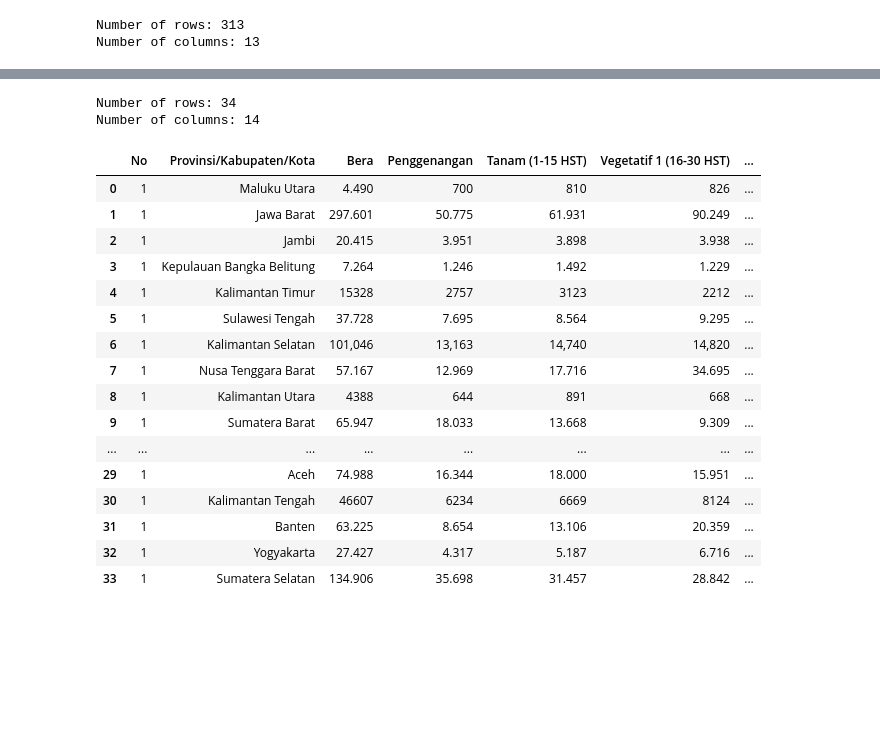
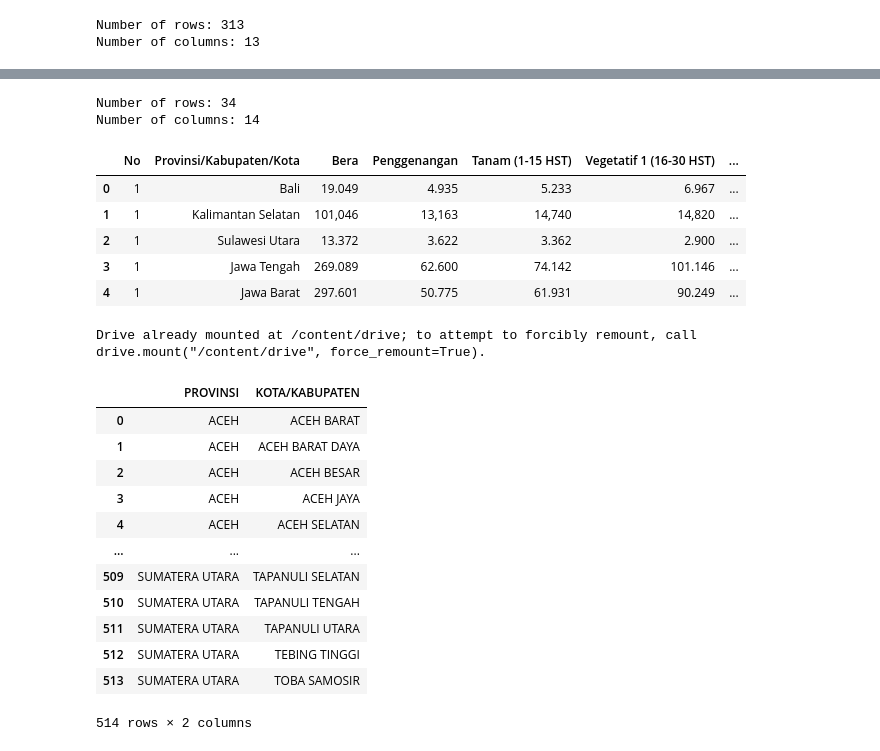
Before and after one commit to ananghw/data-indonesia, a Jupyter notebook: WebScrapping_Simotandi.ipynb, the cells around one changed output, grey strips where cells are left out. Saved outputs shown, nothing was run; the diff lists cells and outputs as text; code cells hidden in the pictures; blank space fills up the shorter version.

```diff
--- a/WebScrapping_Simotandi.ipynb
+++ b/WebScrapping_Simotandi.ipynb
@@ -213,30 +213,48 @@ Number of columns: 14
 # %%
 #EXTRACT DATA PROVINSI
 query = "SELECT * FROM df_sample WHERE No = '1'"
 data_provinsi = sqldf(query)
 
-result.head()
 print(f"Number of rows: {data_provinsi.shape[0]}")
 print(f"Number of columns: {data_provinsi.shape[1]}")
 
-data_provinsi
+data_provinsi.head()
 # %% [output]
 Number of rows: 34
 Number of columns: 14
 |  | No | Provinsi/Kabupaten/Kota | Bera | Penggenangan | Tanam (1-15 HST) | Vegetatif 1 (16-30 HST) | ... |
-| 0 | 1 | Maluku Utara | 4.490 | 700 | 810 | 826 | ... |
-| 1 | 1 | Jawa Barat | 297.601 | 50.775 | 61.931 | 90.249 | ... |
-| 2 | 1 | Jambi | 20.415 | 3.951 | 3.898 | 3.938 | ... |
-| 3 | 1 | Kepulauan Bangka Belitung | 7.264 | 1.246 | 1.492 | 1.229 | ... |
-| 4 | 1 | Kalimantan Timur | 15328 | 2757 | 3123 | 2212 | ... |
-| 5 | 1 | Sulawesi Tengah | 37.728 | 7.695 | 8.564 | 9.295 | ... |
-| 6 | 1 | Kalimantan Selatan | 101,046 | 13,163 | 14,740 | 14,820 | ... |
-| 7 | 1 | Nusa Tenggara Barat | 57.167 | 12.969 | 17.716 | 34.695 | ... |
-| 8 | 1 | Kalimantan Utara | 4388 | 644 | 891 | 668 | ... |
-| 9 | 1 | Sumatera Barat | 65.947 | 18.033 | 13.668 | 9.309 | ... |
-| ... | ... | ... | ... | ... | ... | ... | ... |
-| 29 | 1 | Aceh | 74.988 | 16.344 | 18.000 | 15.951 | ... |
-| 30 | 1 | Kalimantan Tengah | 46607 | 6234 | 6669 | 8124 | ... |
-| 31 | 1 | Banten | 63.225 | 8.654 | 13.106 | 20.359 | ... |
-| 32 | 1 | Yogyakarta | 27.427 | 4.317 | 5.187 | 6.716 | ... |
-| 33 | 1 | Sumatera Selatan | 134.906 | 35.698 | 31.457 | 28.842 | ... |
+| 0 | 1 | Bali | 19.049 | 4.935 | 5.233 | 6.967 | ... |
+| 1 | 1 | Kalimantan Selatan | 101,046 | 13,163 | 14,740 | 14,820 | ... |
+| 2 | 1 | Sulawesi Utara | 13.372 | 3.622 | 3.362 | 2.900 | ... |
+| 3 | 1 | Jawa Tengah | 269.089 | 62.600 | 74.142 | 101.146 | ... |
+| 4 | 1 | Jawa Barat | 297.601 | 50.775 | 61.931 | 90.249 | ... |
+# %%
+from google.colab import drive
+drive.mount('/content/drive')
+# %% [output]
+Drive already mounted at /content/drive; to attempt to forcibly remount, call drive.mount("/content/drive", force_remount=True).
+# %%
+# Replace 'path/to/your/csv_file.csv' with the actual path to your CSV file in Google Drive
+csv_file_path = '/content/drive/MyDrive/data simotandi - dictionary kota_kabupaten.csv'
+
+try:
+    df_drive = pd.read_csv(csv_file_path)
+    display(df_drive)
+except FileNotFoundError:
+    print(f"Error: The file '{csv_file_path}' was not found. Please check the path and try again.")
+except Exception as e:
+    print(f"An error occurred: {e}")
+# %% [output]
+|  | PROVINSI | KOTA/KABUPATEN |
+| 0 | ACEH | ACEH BARAT |
+| 1 | ACEH | ACEH BARAT DAYA |
+| 2 | ACEH | ACEH BESAR |
+| 3 | ACEH | ACEH JAYA |
+| 4 | ACEH | ACEH SELATAN |
+| ... | ... | ... |
+| 509 | SUMATERA UTARA | TAPANULI SELATAN |
+| 510 | SUMATERA UTARA | TAPANULI TENGAH |
+| 511 | SUMATERA UTARA | TAPANULI UTARA |
+| 512 | SUMATERA UTARA | TEBING TINGGI |
+| 513 | SUMATERA UTARA | TOBA SAMOSIR |
+514 rows × 2 columns
```
Also changed, not shown: parts of 15 cells of this notebook.
